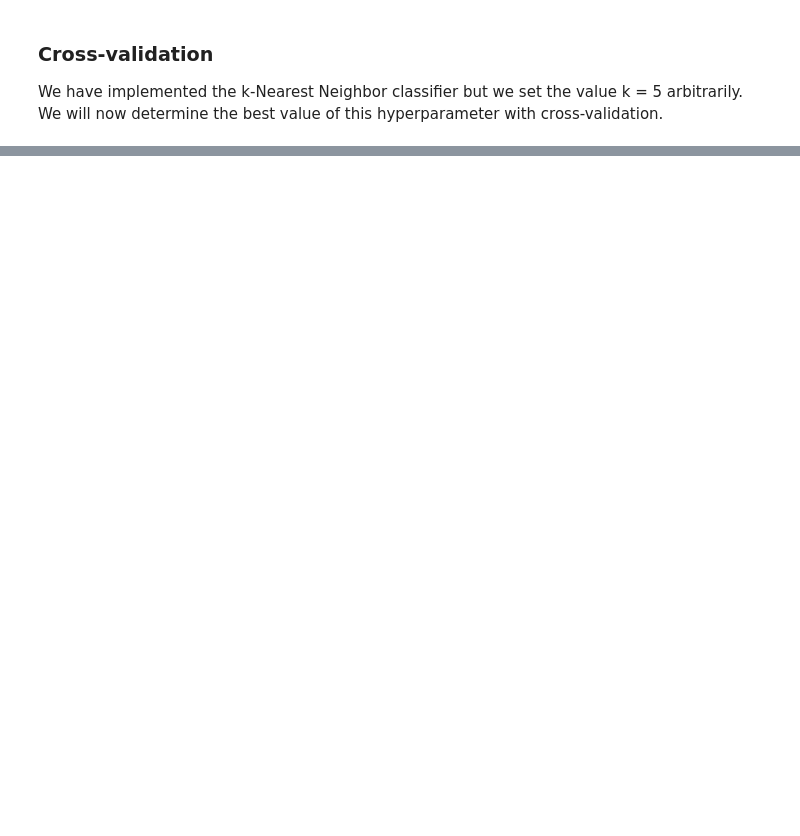
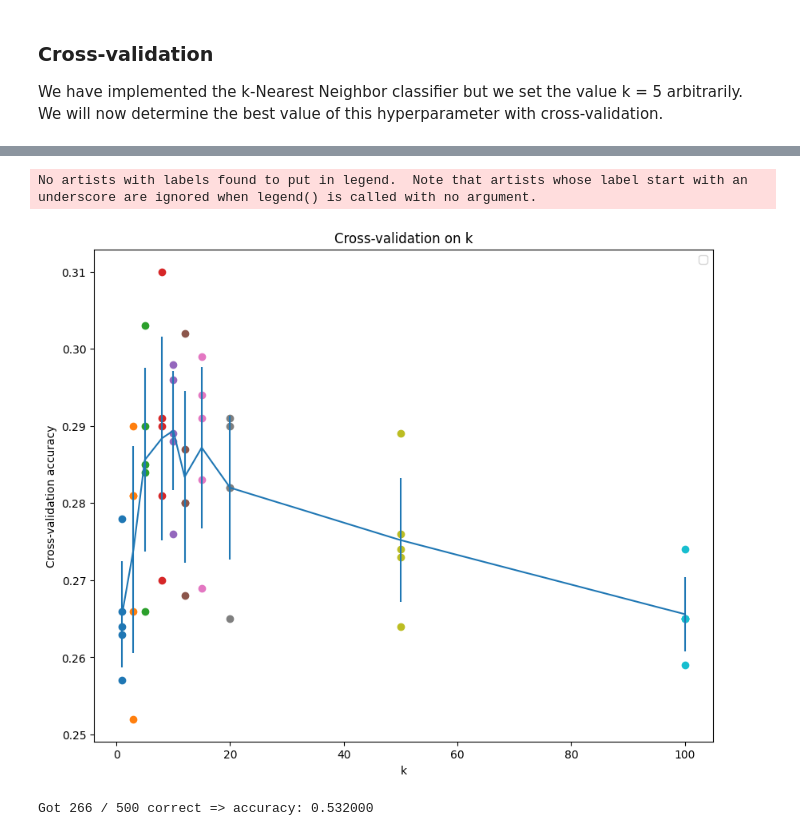
Before and after one commit to ahmedtraore88/cs231n, a Jupyter notebook: assignment1/knn.ipynb, the cells around one changed output, grey strips where cells are left out. Drawn from its saved outputs; the diff is of its cells as text; code cells hidden in the pictures; blank space fills up the shorter version.

```diff
--- a/assignment1/knn.ipynb
+++ b/assignment1/knn.ipynb
@@ -322,12 +388,14 @@ k_choices = [1, 3, 5, 8, 10, 12, 15, 20, 50, 100]
 X_train_folds = []
 y_train_folds = []
 ################################################################################
-# TODO:                                                                        #
+# DONE:                                                                        #
 # Split up the training data into folds. After splitting, X_train_folds and    #
 # y_train_folds should each be lists of length num_folds, where                #
 # y_train_folds[i] is the label vector for the points in X_train_folds[i].     #
 # Hint: Look up the numpy array_split function.                                #
 ################################################################################
+X_train_folds = np.array_split(X_train, num_folds)
+y_train_folds = np.array_split(y_train, num_folds)
 
 
 # A dictionary holding the accuracies for different values of k that we find
@@ -338,13 +406,39 @@ k_to_accuracies = {}
 
 
 ################################################################################
-# TODO:                                                                        #
+# DONE:                                                                        #
 # Perform k-fold cross validation to find the best value of k. For each        #
 # possible value of k, run the k-nearest-neighbor algorithm num_folds times,   #
 # where in each case you use all but one of the folds as training data and the #
 # last fold as a validation set. Store the accuracies for all fold and all     #
 # values of k in the k_to_accuracies dictionary.                               #
 ################################################################################
+#classifier = KNearestNeighbor()
+
+for k_val in k_choices:
+    k_to_accuracies[k_val] = []
+    for k in range(num_folds):
+        # take the copy here
+        X_train_folds_c, y_train_folds_c = X_train_folds.copy(), y_train_folds.copy()
+        X_test, y_test = X_train_folds_c[k], y_train_folds_c[k]
+        #print(f"before removing element : {len(X_train_folds_c)}")
+        del X_train_folds_c[k]
+        del y_train_folds_c[k]  # remove element from the copy list
+        #print(f"after removing element : {len(X_train_folds_c)}")
+        X_train, y_train = np.concatenate(X_train_folds_c), np.concatenate(y_train_folds_c)
+        classifier.train(X_train, y_train)
+        dists = classifier.compute_distances_no_loops(X_test)
+        #print(dists),
+        #print(dists.shape[0])
+        #print(k_val)
+        y_test_pred = classifier.predict_labels(dists, k=k_val)
+
+        #Compute and print the fraction of correctly predicted examples
+        num_correct = np.sum(y_test_pred == y_test)
+        accuracy = float(num_correct) / dists.shape[0]
+        k_to_accuracies[k_val].append(accuracy)  # we can use .add() to add into a {} instead of [] but the 1st will not allow
+                                                # duplicate accuracy (bad bc we can have similar values for some set)'''
+
 
 
 # Print out the computed accuracies
@@ -354,17 +466,21 @@ for k in sorted(k_to_accuracies):
 # %%
 # plot the raw observations
 for k in k_choices:
     accuracies = k_to_accuracies[k]
     plt.scatter([k] * len(accuracies), accuracies)
 
 # plot the trend line with error bars that correspond to standard deviation
 accuracies_mean = np.array([np.mean(v) for k,v in sorted(k_to_accuracies.items())])
 accuracies_std = np.array([np.std(v) for k,v in sorted(k_to_accuracies.items())])
 plt.errorbar(k_choices, accuracies_mean, yerr=accuracies_std)
 plt.title('Cross-validation on k')
 plt.xlabel('k')
 plt.ylabel('Cross-validation accuracy')
+plt.legend()
 plt.show()
+# %% [output]
+No artists with labels found to put in legend.  Note that artists whose label start with an underscore are ignored when legend() is called with no argument.
+[figure, added]
 # %%
 # Based on the cross-validation results above, choose the best value for k,
 # retrain the classifier using all the training data, and test it on the test
@@ -379,6 +495,8 @@ y_test_pred = classifier.predict(X_test, k=best_k)
 num_correct = np.sum(y_test_pred == y_test)
 accuracy = float(num_correct) / num_test
 print('Got %d / %d correct => accuracy: %f' % (num_correct, num_test, accuracy))
+# %% [output]
+Got 266 / 500 correct => accuracy: 0.532000
 # %% [markdown]
 **Inline Question 3**
 
```
Also changed, not shown: parts of 14 cells of this notebook, 1 other file.
